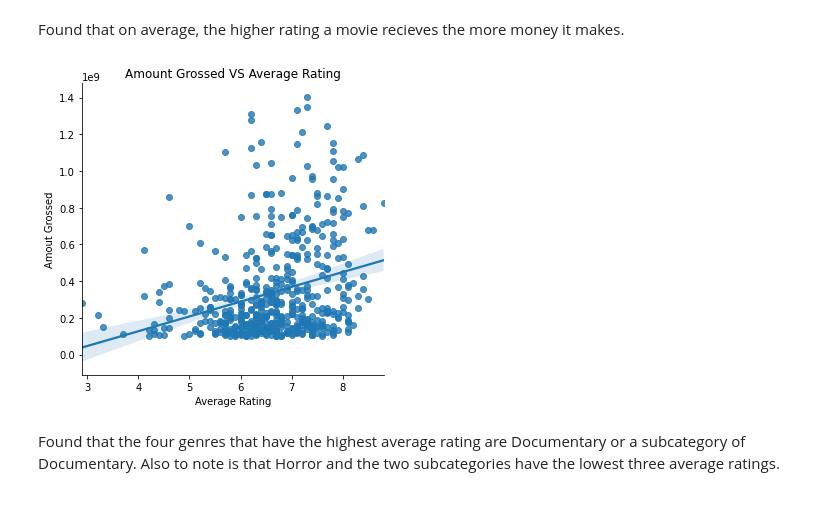
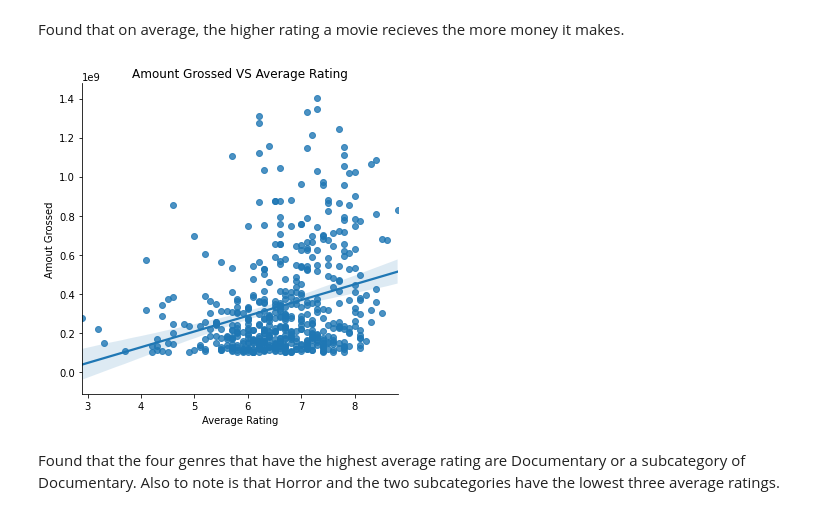
Before and after one commit to Zealfire243/movie-analysis, a Jupyter notebook: Microsoft-Movie-Analysis.ipynb, the cells around one changed output. Cells and saved outputs as stored; diff of their text form; code cells hidden in the pictures.

Commit message:
fixed image size

```diff
--- a/Microsoft-Movie-Analysis.ipynb
+++ b/Microsoft-Movie-Analysis.ipynb
@@ -172,12 +172,10 @@ Found that on average, the higher rating a movie recieves the more money it make
 # %%
 sns.lmplot(x='averagerating', y='total_gross', data=movies.drop(bad_movies.index))\
 .set(xlabel='Average Rating', ylabel='Amout Grossed', title='Amount Grossed VS Average Rating')
-#Plot of average rating against Total amount grossed
-plt.tight_layout()
-plt.savefig('images/Total_grossed_vs_Average_Rating.png')
+plt.savefig('images/Total_grossed_vs_Average_Rating.png',dpi=300, bbox_inches = "tight")
 plt.show()
 # %% [output]
-[figure, old version]
+[figure, new version]
 # %% [markdown]
 Found that the four genres that have the highest average rating are Documentary or a subcategory of Documentary. Also to note is that Horror and the two subcategories have the lowest three average ratings.
 # %%
```
Also changed, not shown: parts of 1 cell of this notebook, 1 other file.
